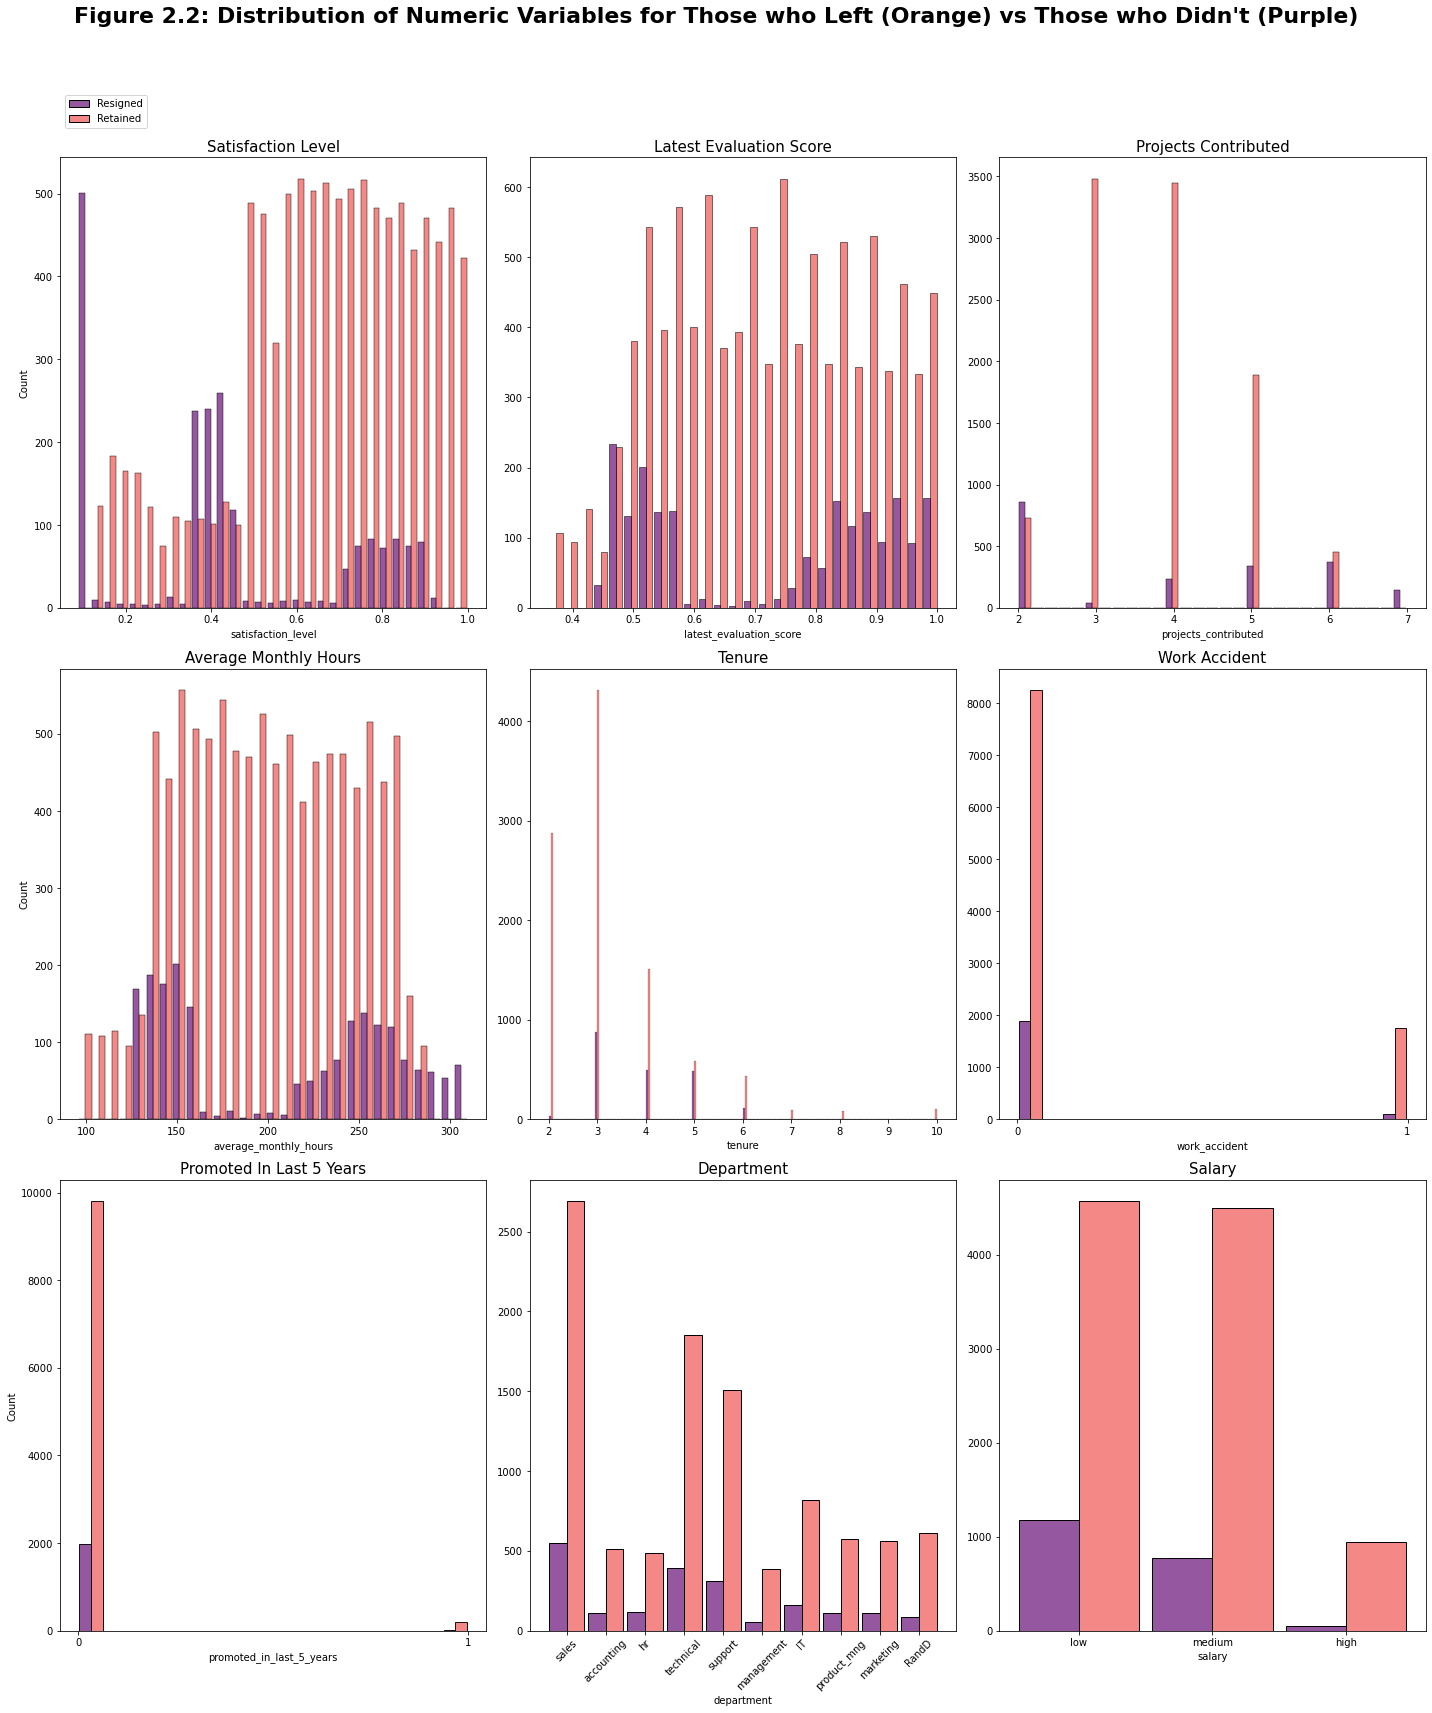
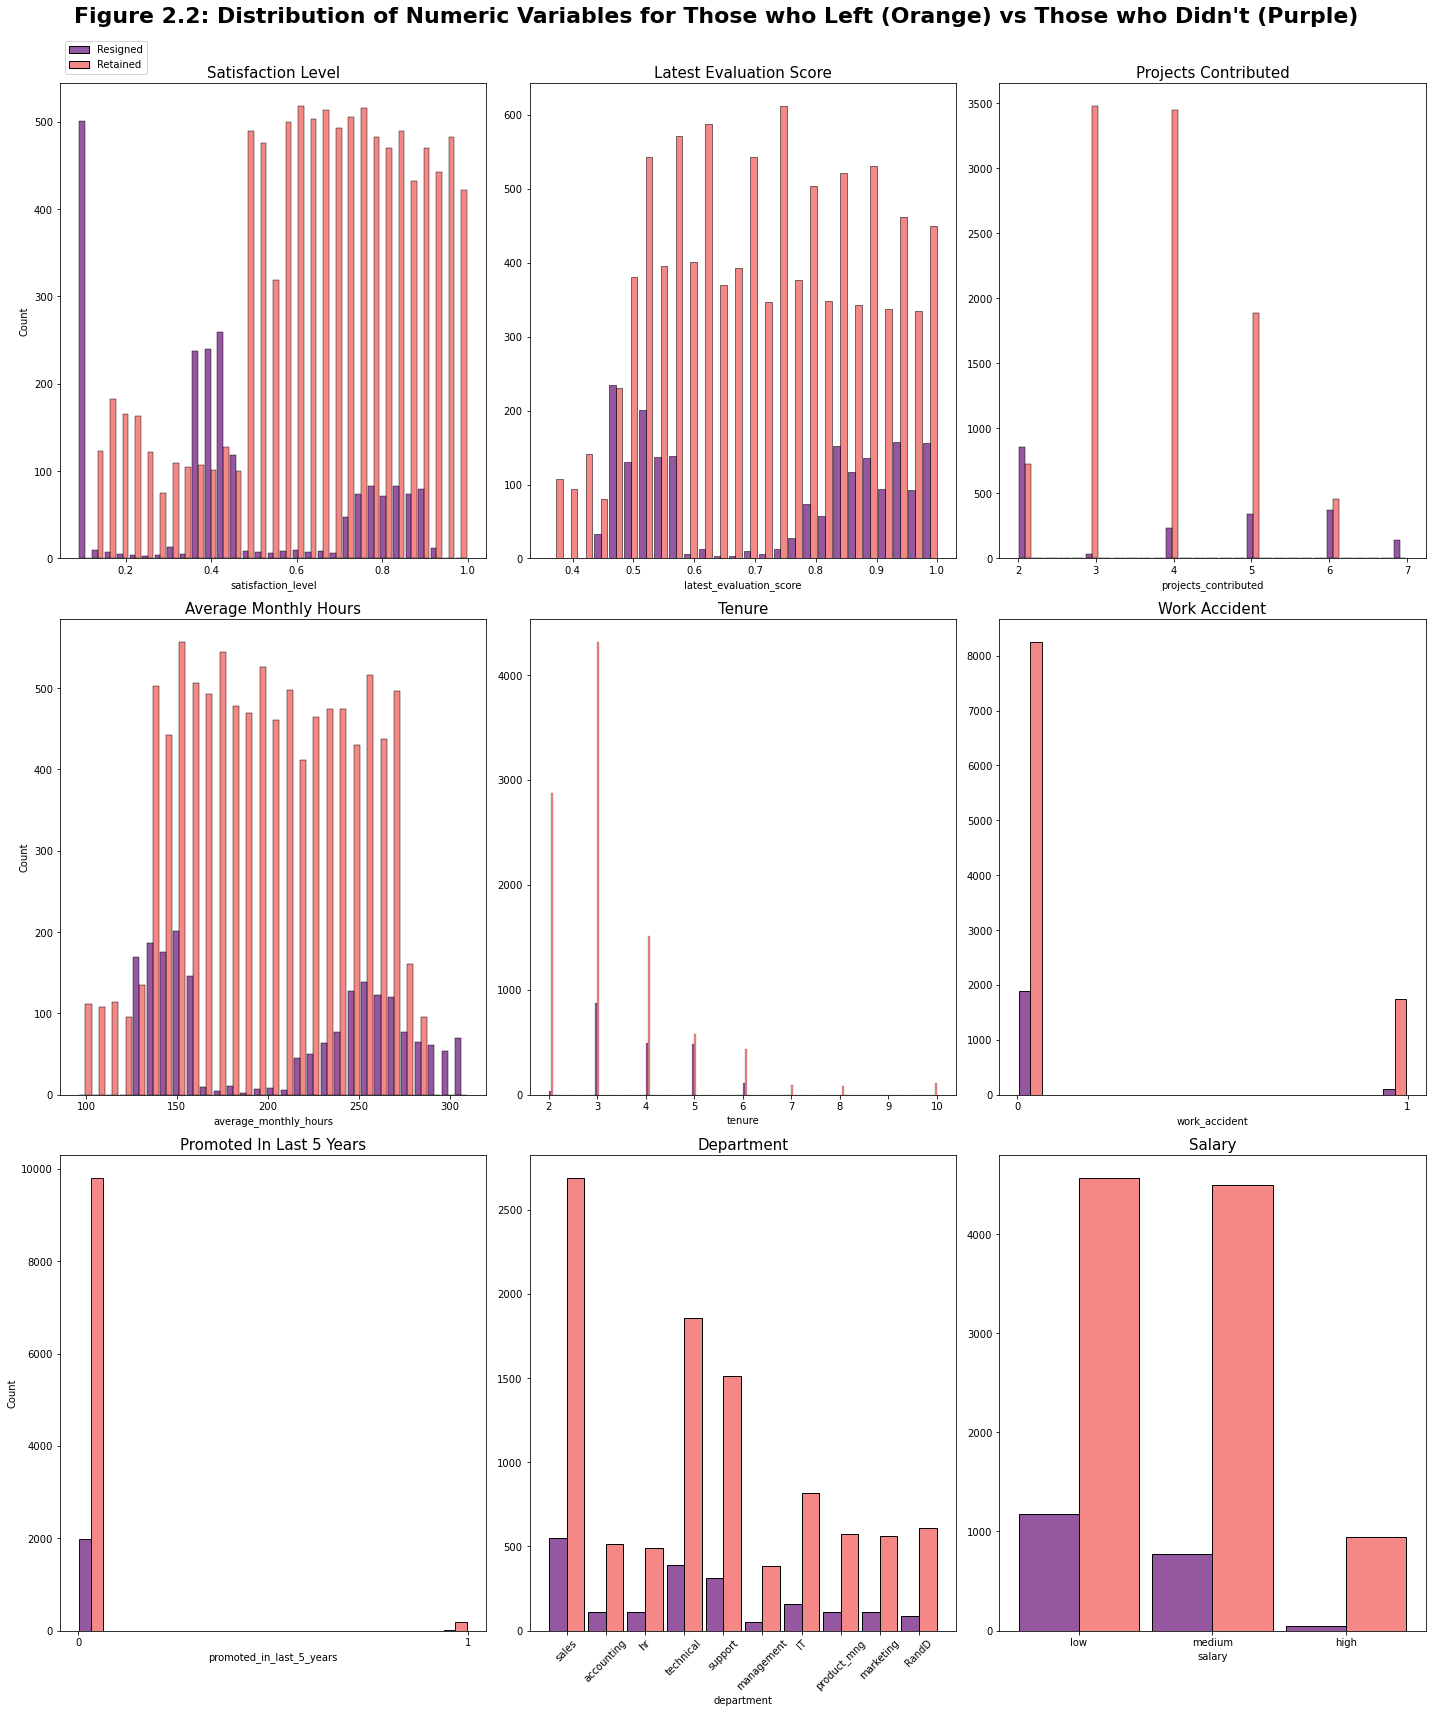
Code edit (unified diff) that turned the first committed figure into the second:
--- before
+++ after
@@ -19,5 +19,5 @@
 axes[6].set_xticks([0, 1])
 
-sns.move_legend(axes[0], "upper left", bbox_to_anchor=(0, 1.15)) # Moves it outside
+sns.move_legend(axes[0], "upper left", bbox_to_anchor=(0, 1.1)) # Moves it outside
 axes[0].get_legend().set_title("")
 
@@ -27,4 +27,4 @@
 
 fig.suptitle("Figure 2.2: Distribution of Numeric Variables for Those who Left (Orange) vs Those who Didn't (Purple)", fontsize=22,fontweight='bold')
-plt.tight_layout(rect=[0, 0.03, 1, 0.95])
+plt.tight_layout(rect=[0, 0.03, 1, 0.98])
 plt.show()

Commit: barplot